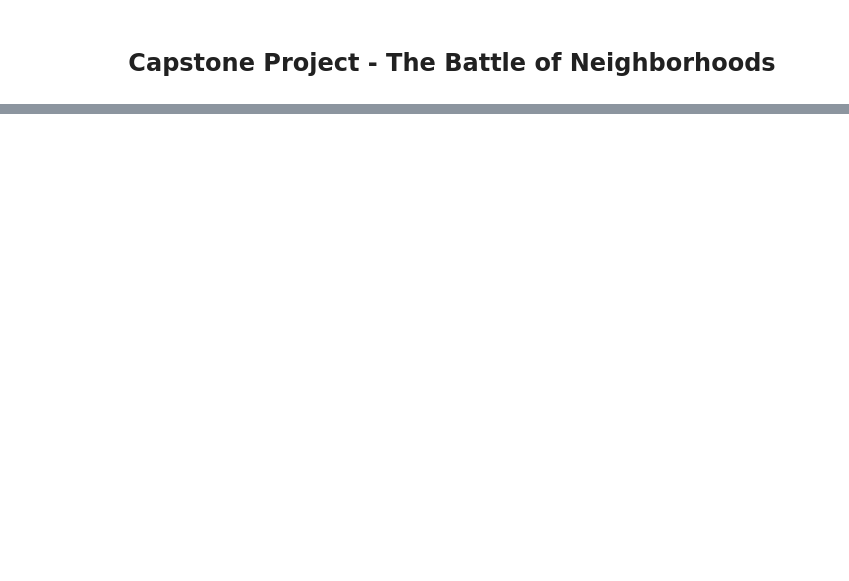
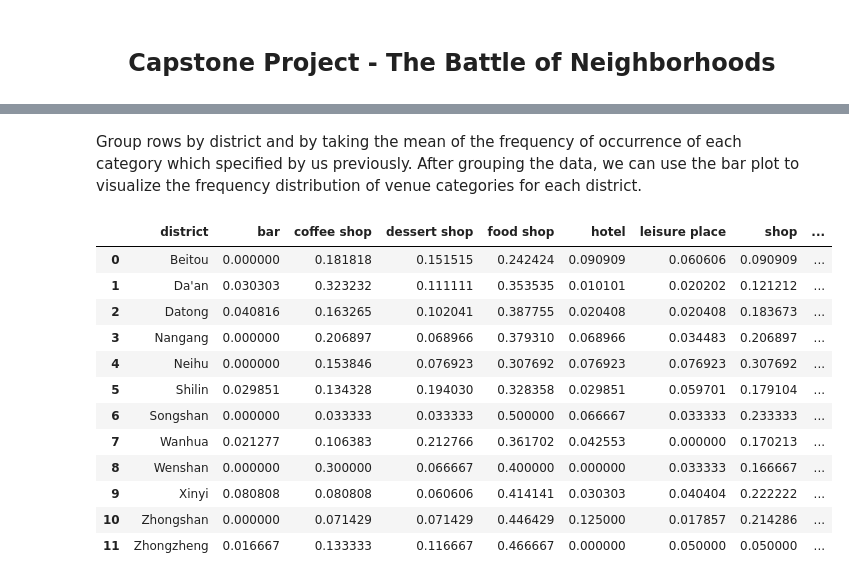
Before and after one commit to allisontw/Coursera_Capstone, a Jupyter notebook: Assignment_Capstone_project_The_battle_of_neighborhoods.ipynb, the cells around one changed output, grey strips where cells are left out. Drawn from its saved outputs; the diff is of its cells as text; code cells hidden in the pictures; blank space fills up the shorter version.

```diff
--- a/Assignment_Capstone_project_The_battle_of_neighborhoods.ipynb
+++ b/Assignment_Capstone_project_The_battle_of_neighborhoods.ipynb
@@ -55,0 +167,11 @@ df
+# %%
+import requests
+
+# Define Foursquare Credentials and Version
+CLIENT_ID = '2MS4P4ZWPKO5Z1J3RTRRGNFCUJIFRBBVEKMBGW5UGJ1BJPZQ'
+CLIENT_SECRET = 'OUGLQ2FMLEQPGS0TR2ATZTK03C3L2UHSSFEKCB3VRH41DTRS'
+VERSION = '20181105'
+
+print( "My credentials" )
+print( "CLIENT_ID: {}".format( CLIENT_ID ) )
+print( "CLIENT_SECRET: {}".format( CLIENT_SECRET ) )
@@ -55,0 +373,23 @@ df
+# %% [markdown]
+Group rows by district and by taking the mean of the frequency of occurrence of each category which specified by us previously. After grouping the data, we can use the bar plot to visualize the frequency distribution of venue categories for each district.
+# %%
+tp_grouped = tp_onehot.groupby( 'district' ).mean().reset_index()
+
+# Add venue density for further use
+tp_grouped['venue_density'] = ( tp_venues.groupby( 'district' ).count()['v_name'] / ( ( RADIUS * 0.001 ) * ( RADIUS * 0.001 ) ) ).values
+tp_grouped
+#tp_venues.groupby( 'district' ).count()['v_name'] / ( ( RADIUS * 0.001 ) * ( RADIUS * 0.001 ) )
+# %% [output]
+|  | district | bar | coffee shop | dessert shop | food shop | hotel | leisure place | shop | ... |
+| 0 | Beitou | 0.000000 | 0.181818 | 0.151515 | 0.242424 | 0.090909 | 0.060606 | 0.090909 | ... |
+| 1 | Da'an | 0.030303 | 0.323232 | 0.111111 | 0.353535 | 0.010101 | 0.020202 | 0.121212 | ... |
+| 2 | Datong | 0.040816 | 0.163265 | 0.102041 | 0.387755 | 0.020408 | 0.020408 | 0.183673 | ... |
+| 3 | Nangang | 0.000000 | 0.206897 | 0.068966 | 0.379310 | 0.068966 | 0.034483 | 0.206897 | ... |
+| 4 | Neihu | 0.000000 | 0.153846 | 0.076923 | 0.307692 | 0.076923 | 0.076923 | 0.307692 | ... |
+| 5 | Shilin | 0.029851 | 0.134328 | 0.194030 | 0.328358 | 0.029851 | 0.059701 | 0.179104 | ... |
+| 6 | Songshan | 0.000000 | 0.033333 | 0.033333 | 0.500000 | 0.066667 | 0.033333 | 0.233333 | ... |
+| 7 | Wanhua | 0.021277 | 0.106383 | 0.212766 | 0.361702 | 0.042553 | 0.000000 | 0.170213 | ... |
+| 8 | Wenshan | 0.000000 | 0.300000 | 0.066667 | 0.400000 | 0.000000 | 0.033333 | 0.166667 | ... |
+| 9 | Xinyi | 0.080808 | 0.080808 | 0.060606 | 0.414141 | 0.030303 | 0.040404 | 0.222222 | ... |
+| 10 | Zhongshan | 0.000000 | 0.071429 | 0.071429 | 0.446429 | 0.125000 | 0.017857 | 0.214286 | ... |
+| 11 | Zhongzheng | 0.016667 | 0.133333 | 0.116667 | 0.466667 | 0.000000 | 0.050000 | 0.050000 | ... |
```
Also changed, not shown: parts of 55 cells of this notebook, 2 other files.
